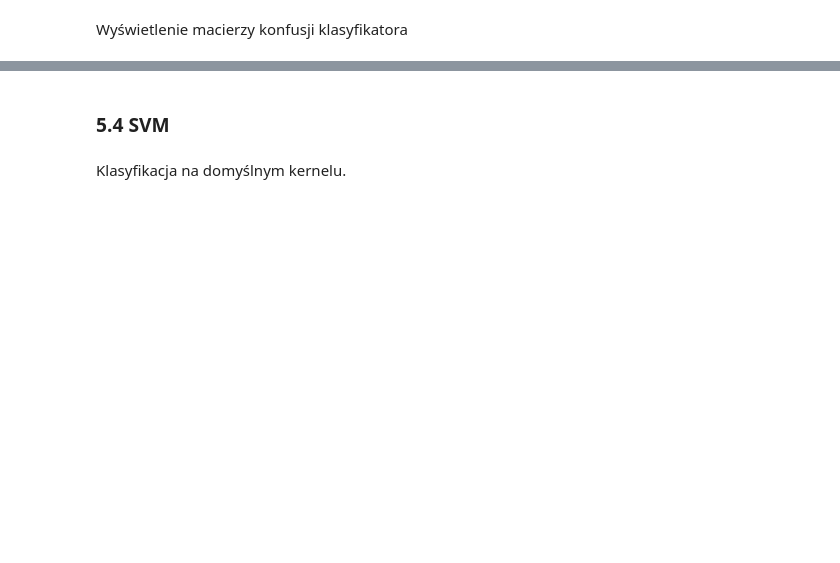
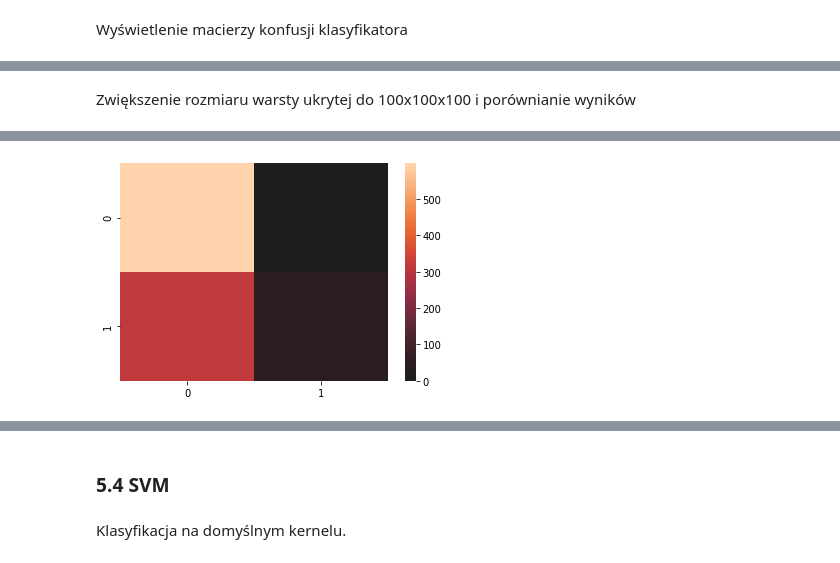
Before and after one commit to pluserovsky/aied, a Jupyter notebook: aied.ipynb, the cells around one changed output, grey strips where cells are left out. Cells and saved outputs as stored; diff of their text form; code cells hidden in the pictures; blank space fills up the shorter version.

Commit message:
matrix

```diff
--- a/aied.ipynb
+++ b/aied.ipynb
@@ -195,0 +298,14 @@ plt.show()
+# %% [markdown]
+Zwiększenie rozmiaru warsty ukrytej do 100x100x100 i porównianie wyników
+# %%
+clf = MLPClassifier(hidden_layer_sizes=(100,100,100), max_iter=10, alpha=0.0001,
+                     solver='sgd', verbose=10,  random_state=21,tol=0.000000001)
+clf.fit(X_train, y_train)
+y_pred = clf.predict(X_test)
+print(accuracy_score(y_test, y_pred))
+
+cm = confusion_matrix(y_test, y_pred)
+print(cm)
+sns.heatmap(cm, center=True)
+plt.show()
+# %% [output]
@@ -195,0 +325 @@ plt.show()
+[figure, added]
```
Also changed, not shown: parts of 26 cells of this notebook.
